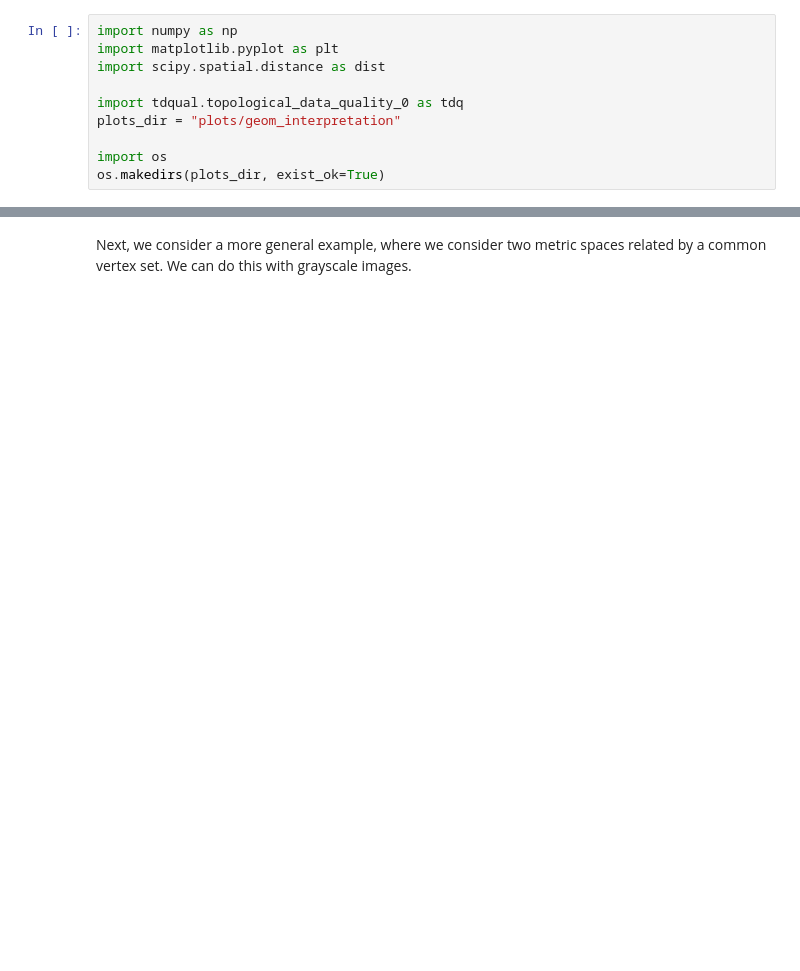
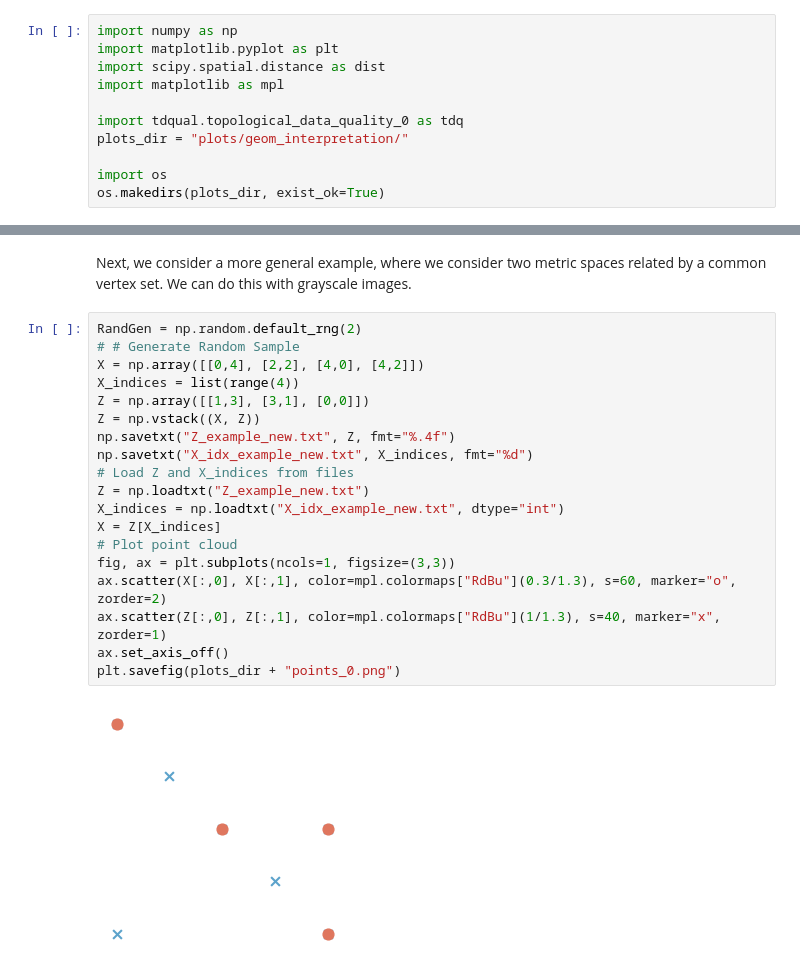
Before and after one commit to Cimagroup/tdqual, a Jupyter notebook: notebooks/Block_function_0_geometric.ipynb, the cells around one changed output, grey strips where cells are left out. Saved outputs shown, nothing was run; the diff lists cells and outputs as text; blank space fills up the shorter version.

```diff
--- a/notebooks/Block_function_0_geometric.ipynb
+++ b/notebooks/Block_function_0_geometric.ipynb
@@ -6,9 +6,10 @@ In this notebook, we visit an example where we explore the geometric interpretat
 import numpy as np
 import matplotlib.pyplot as plt
 import scipy.spatial.distance as dist
+import matplotlib as mpl
 
 import tdqual.topological_data_quality_0 as tdq
-plots_dir = "plots/geom_interpretation"
+plots_dir = "plots/geom_interpretation/"
 
 import os
 os.makedirs(plots_dir, exist_ok=True)
@@ -68,2 +73,23 @@ plt.savefig(f"{plots_dir}/matching_geometric_half_circle.png")
 # %% [markdown]
 Next, we consider a more general example, where we consider two metric spaces related by a common vertex set. We can do this with grayscale images.
+# %%
+RandGen = np.random.default_rng(2)
+# # Generate Random Sample
+X = np.array([[0,4], [2,2], [4,0], [4,2]])
+X_indices = list(range(4))
+Z = np.array([[1,3], [3,1], [0,0]])
+Z = np.vstack((X, Z))
+np.savetxt("Z_example_new.txt", Z, fmt="%.4f")
+np.savetxt("X_idx_example_new.txt", X_indices, fmt="%d")
+# Load Z and X_indices from files
+Z = np.loadtxt("Z_example_new.txt")
+X_indices = np.loadtxt("X_idx_example_new.txt", dtype="int")
+X = Z[X_indices]
+# Plot point cloud
+fig, ax = plt.subplots(ncols=1, figsize=(3,3))
+ax.scatter(X[:,0], X[:,1], color=mpl.colormaps["RdBu"](0.3/1.3), s=60, marker="o", zorder=2)
+ax.scatter(Z[:,0], Z[:,1], color=mpl.colormaps["RdBu"](1/1.3), s=40, marker="x", zorder=1)
+ax.set_axis_off()
+plt.savefig(plots_dir + "points_0.png")
+# %% [output]
+[figure, added]
```
Also changed, not shown: parts of 22 cells of this notebook, 5 other files.
